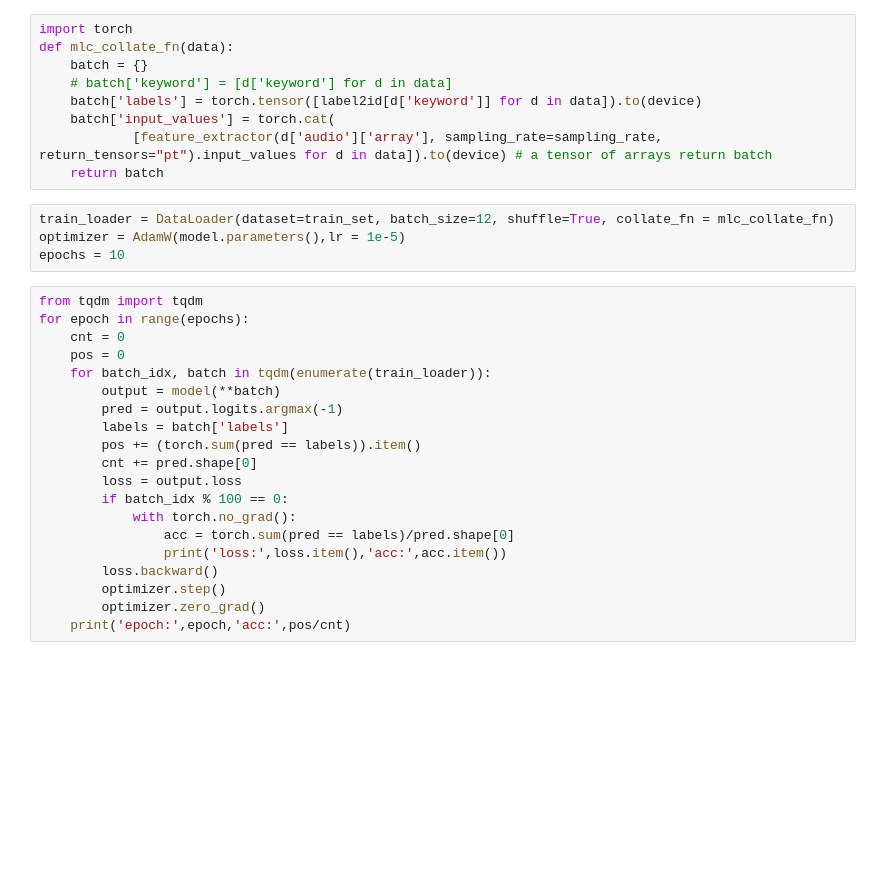
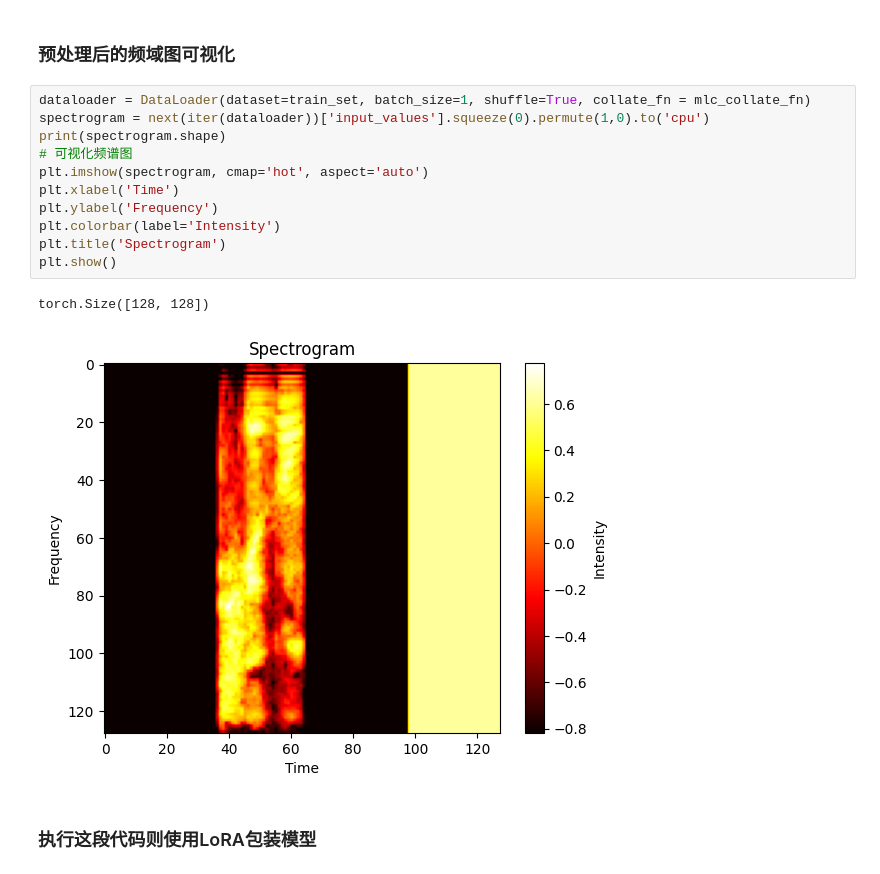
Before and after one commit to FlyingDutchman26/AST-ml_spoken_words-zh-CN-LoRA, a Jupyter notebook: main.ipynb, the cells around one changed output. Saved outputs shown, nothing was run; the diff lists cells and outputs as text; blank space fills up the shorter version.

```diff
--- a/main.ipynb
+++ b/main.ipynb
@@ -66,33 +96,18 @@ ASTForAudioClassification(
-# %%
-import torch
-def mlc_collate_fn(data):
-    batch = {}
-    # batch['keyword'] = [d['keyword'] for d in data]
-    batch['labels'] = torch.tensor([label2id[d['keyword']] for d in data]).to(device)
-    batch['input_values'] = torch.cat(
-            [feature_extractor(d['audio']['array'], sampling_rate=sampling_rate, return_tensors="pt").input_values for d in data]).to(device) # a tensor of arrays return batch
-    return batch
-# %%
-train_loader = DataLoader(dataset=train_set, batch_size=12, shuffle=True, collate_fn = mlc_collate_fn)
-optimizer = AdamW(model.parameters(),lr = 1e-5)
-epochs = 10
-# %%
-from tqdm import tqdm
-for epoch in range(epochs):
-    cnt = 0
-    pos = 0
-    for batch_idx, batch in tqdm(enumerate(train_loader)):
-        output = model(**batch)
-        pred = output.logits.argmax(-1)
-        labels = batch['labels']
-        pos += (torch.sum(pred == labels)).item()
-        cnt += pred.shape[0]
-        loss = output.loss
-        if batch_idx % 100 == 0:
-            with torch.no_grad():
-                acc = torch.sum(pred == labels)/pred.shape[0]
-                print('loss:',loss.item(),'acc:',acc.item())
-        loss.backward()
-        optimizer.step()
-        optimizer.zero_grad()
-    print('epoch:',epoch,'acc:',pos/cnt)
+# %% [markdown]
+### 预处理后的频域图可视化
+# %%
+dataloader = DataLoader(dataset=train_set, batch_size=1, shuffle=True, collate_fn = mlc_collate_fn)
+spectrogram = next(iter(dataloader))['input_values'].squeeze(0).permute(1,0).to('cpu')
+print(spectrogram.shape)
+# 可视化频谱图
+plt.imshow(spectrogram, cmap='hot', aspect='auto')
+plt.xlabel('Time')
+plt.ylabel('Frequency')
+plt.colorbar(label='Intensity')
+plt.title('Spectrogram')
+plt.show()
+# %% [output]
+torch.Size([128, 128])
+[figure, added]
+# %% [markdown]
+### 执行这段代码则使用LoRA包装模型
```
Also changed, not shown: parts of 15 cells of this notebook, 3 other files.
